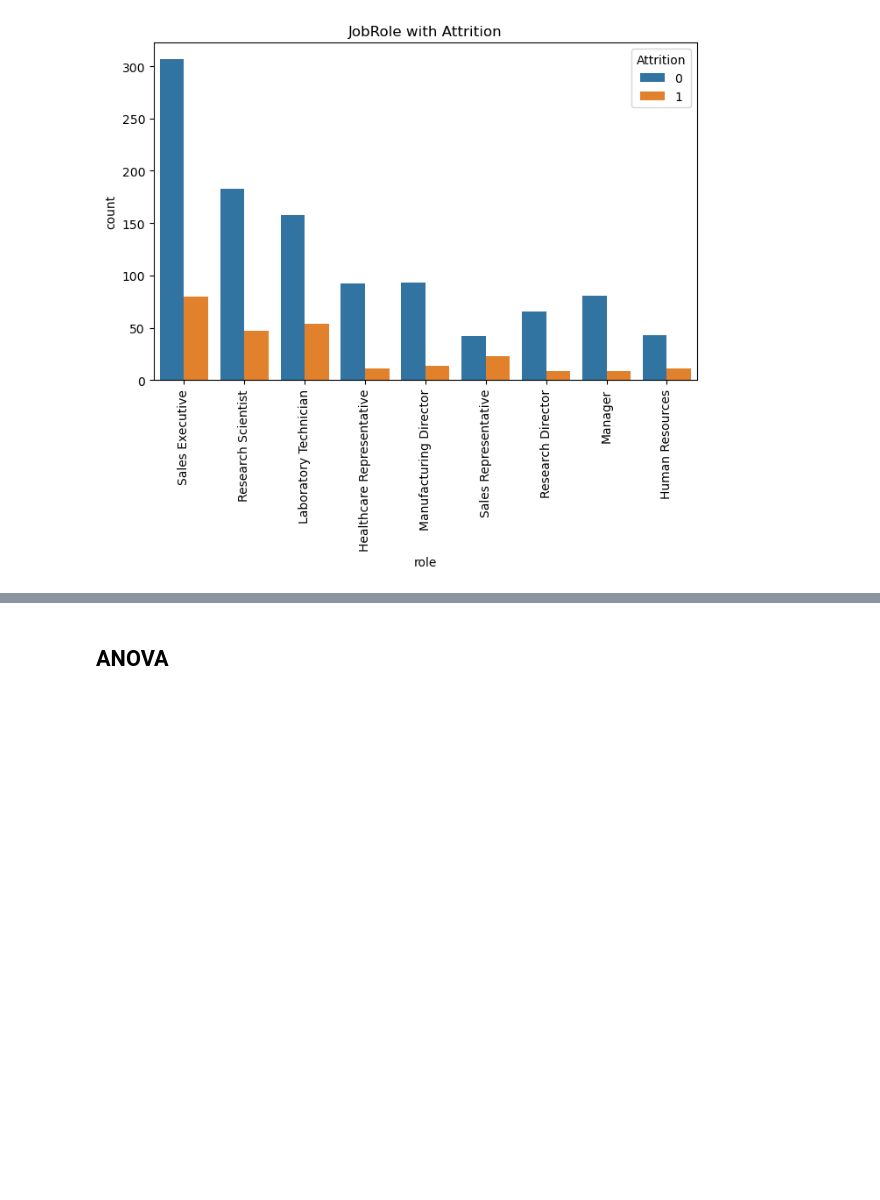
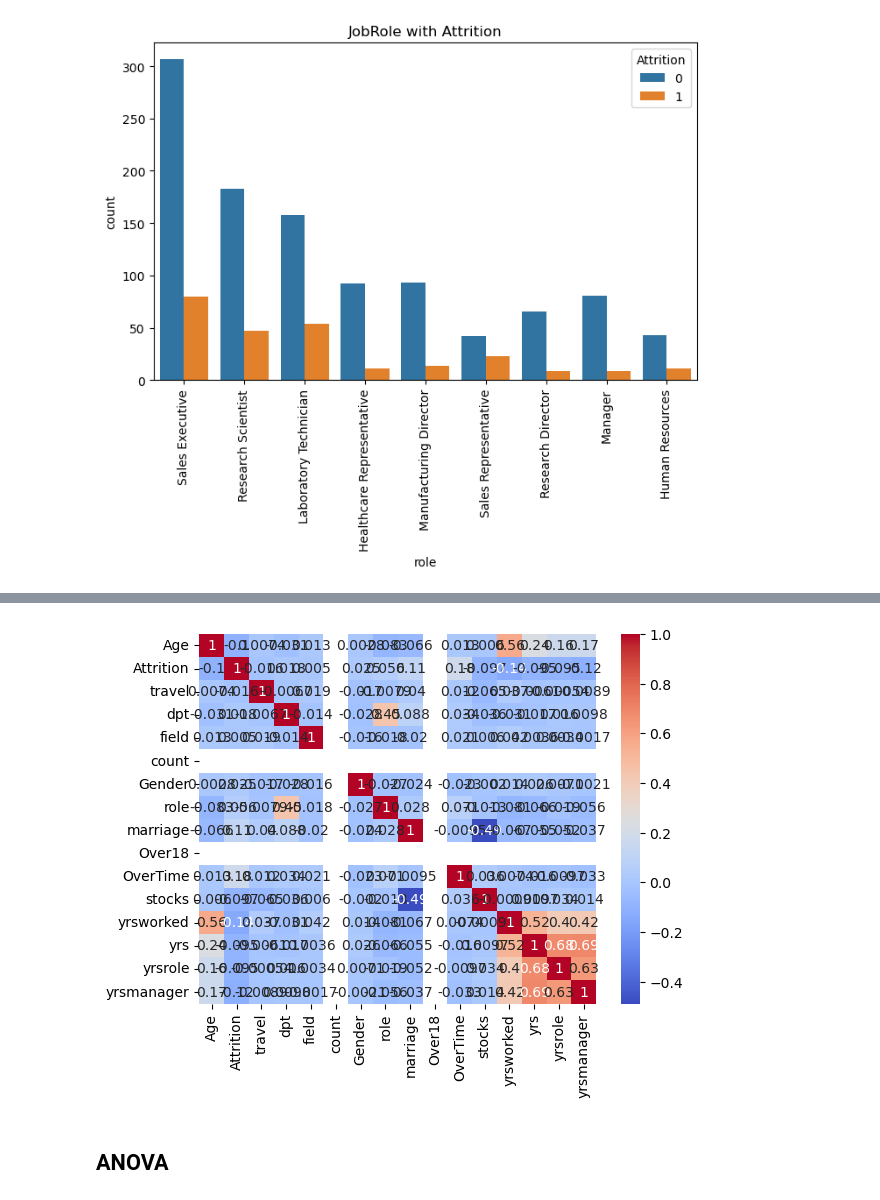
Before and after one commit to pardmanjera/PardonManjera_sba23346_Lvl8_CA2_Integrated, a Jupyter notebook: integrated_CA2.ipynb, the cells around one changed output, grey strips where cells are left out. Cells and saved outputs as stored; diff of their text form; code cells hidden in the pictures; blank space fills up the shorter version.

```diff
--- a/integrated_CA2.ipynb
+++ b/integrated_CA2.ipynb
@@ -477,3 +476,10 @@ Text(0.5, 0.98, 'hourly rate based on daily rate and department')
+# %%
+correlation_matrix = df.corr()
+
+sns.heatmap(correlation_matrix, annot=True, cmap='coolwarm')
+plt.show()
+# %% [output]
+[figure, added]
 # %% [markdown]
 ## ANOVA
 # %% [markdown]
```
Also changed, not shown: parts of 11 cells of this notebook.
